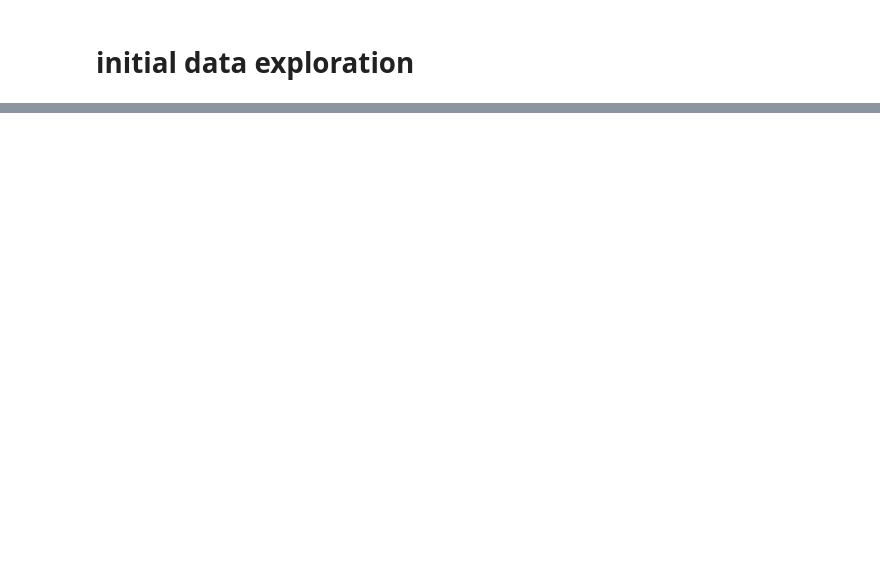
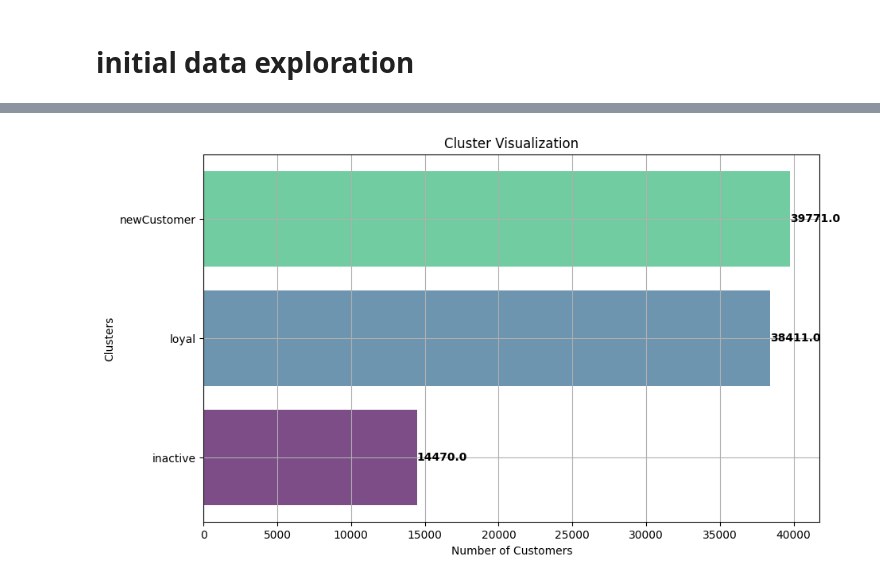
Before and after one commit to LeVraiDwi/-PiscineDataScience, a Jupyter notebook: day02/ex05/Clustering.ipynb, the cells around one changed output, grey strips where cells are left out. Saved outputs shown, nothing was run; the diff lists cells and outputs as text; code cells hidden in the pictures; blank space fills up the shorter version.

```diff
--- a/day02/ex05/Clustering.ipynb
+++ b/day02/ex05/Clustering.ipynb
@@ -54,0 +78,28 @@ plt.show()
+# %%
+group_names = {
+        2: "loyal",
+        1: 'newCustomer',
+        0: "inactive"
+}
+
+cluster_averages = []
+for i in range(3):
+    cluster_points = np.array([data[j][1] for j in range(len(data)) if pred[j] == i])
+    cluster_averages.append(np.mean(cluster_points))
+sorted_indices = np.argsort(cluster_averages)
+
+plt.figure(figsize=(10, 6))
+for i, idx in enumerate(sorted_indices):
+    cluster_points = np.array([data[j][1] for j in range(len(data)) if pred[j] == idx])
+    color = plt.cm.viridis(i / 3)
+    plt.barh(i, np.mean(cluster_points), color=color, alpha=0.7)
+    plt.text(np.mean(cluster_points) + 0.8, i, f'{cluster_averages[idx]}', ha='left', va='center', fontsize=10, color='black', weight='bold')
+
+plt.ylabel("Clusters")
+plt.xlabel("Number of Customers")
+plt.title("Cluster Visualization")
+plt.yticks(range(3), [group_names[idx] for idx in sorted_indices])
+plt.grid(True)
+plt.show()
+# %% [output]
+[figure, added]
```
Also changed, not shown: parts of 15 cells of this notebook, 1 other file.
